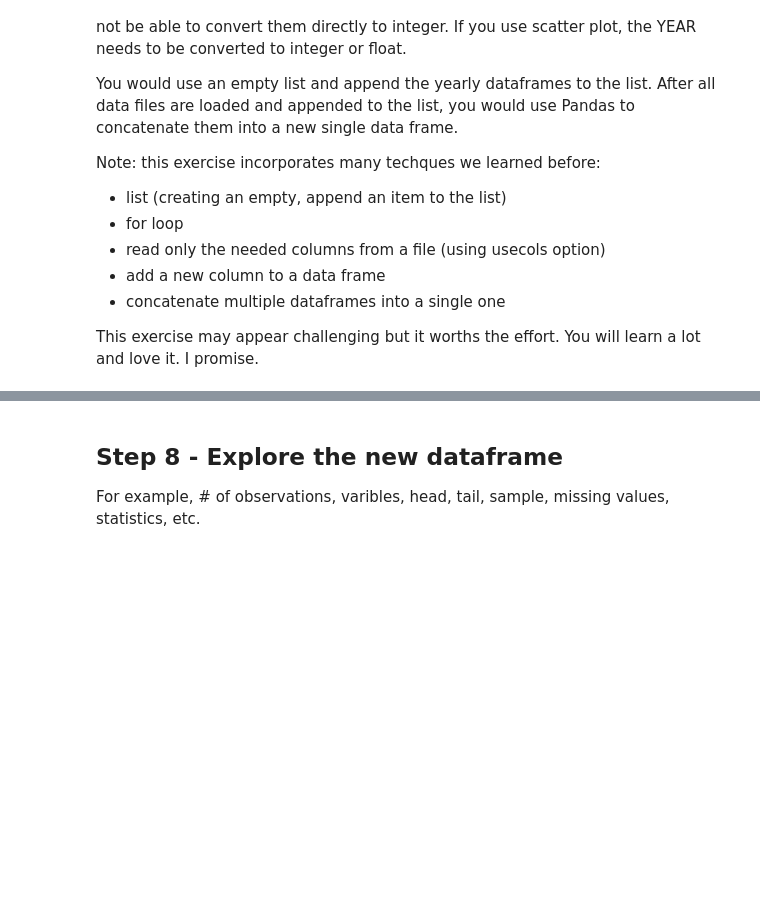
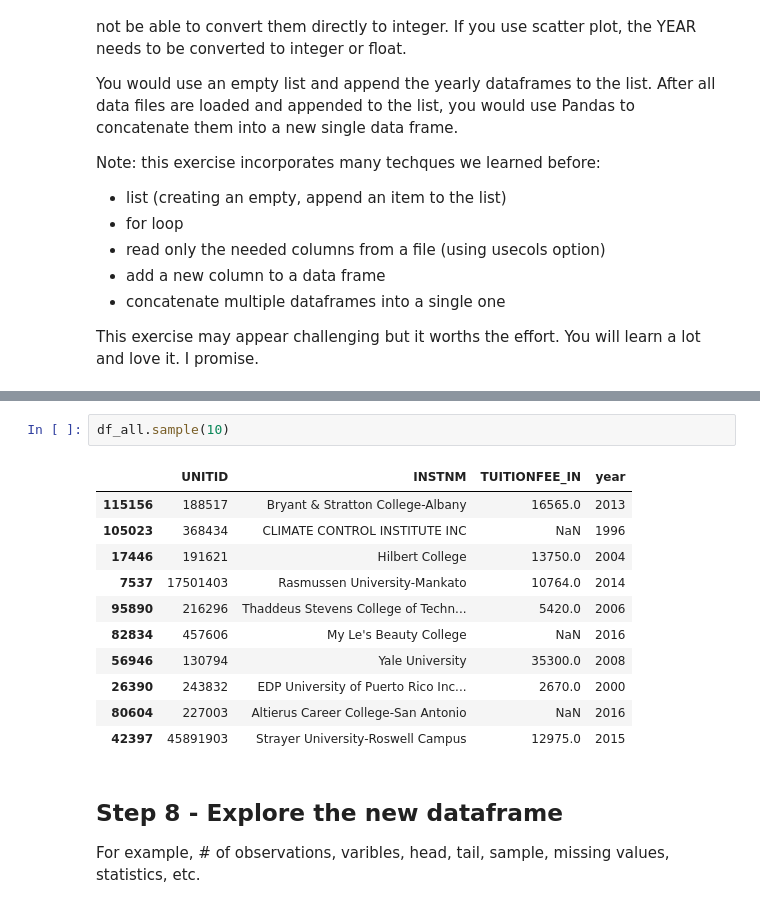
Before and after one commit to wcj365/python-stats-dataviz, a Jupyter notebook: assignments/assignment_06_colleges2/assignment_06.ipynb, the cells around one changed output, grey strips where cells are left out. Saved outputs shown, nothing was run; the diff lists cells and outputs as text; blank space fills up the shorter version.

```diff
--- a/assignments/assignment_06_colleges2/assignment_06.ipynb
+++ b/assignments/assignment_06_colleges2/assignment_06.ipynb
@@ -117,3 +262,17 @@ This exercise may appear challenging but it worths the effort. You will learn a
+# %%
+df_all.sample(10)
+# %% [output]
+|  | UNITID | INSTNM | TUITIONFEE_IN | year |
+| 115156 | 188517 | Bryant & Stratton College-Albany | 16565.0 | 2013 |
+| 105023 | 368434 | CLIMATE CONTROL INSTITUTE INC | NaN | 1996 |
+| 17446 | 191621 | Hilbert College | 13750.0 | 2004 |
+| 7537 | 17501403 | Rasmussen University-Mankato | 10764.0 | 2014 |
+| 95890 | 216296 | Thaddeus Stevens College of Techn... | 5420.0 | 2006 |
+| 82834 | 457606 | My Le's Beauty College | NaN | 2016 |
+| 56946 | 130794 | Yale University | 35300.0 | 2008 |
+| 26390 | 243832 | EDP University of Puerto Rico Inc... | 2670.0 | 2000 |
+| 80604 | 227003 | Altierus Career College-San Antonio | NaN | 2016 |
+| 42397 | 45891903 | Strayer University-Roswell Campus | 12975.0 | 2015 |
 # %% [markdown]
 ## Step 8 - Explore the new dataframe
 
```
Also changed, not shown: parts of 16 cells of this notebook.
